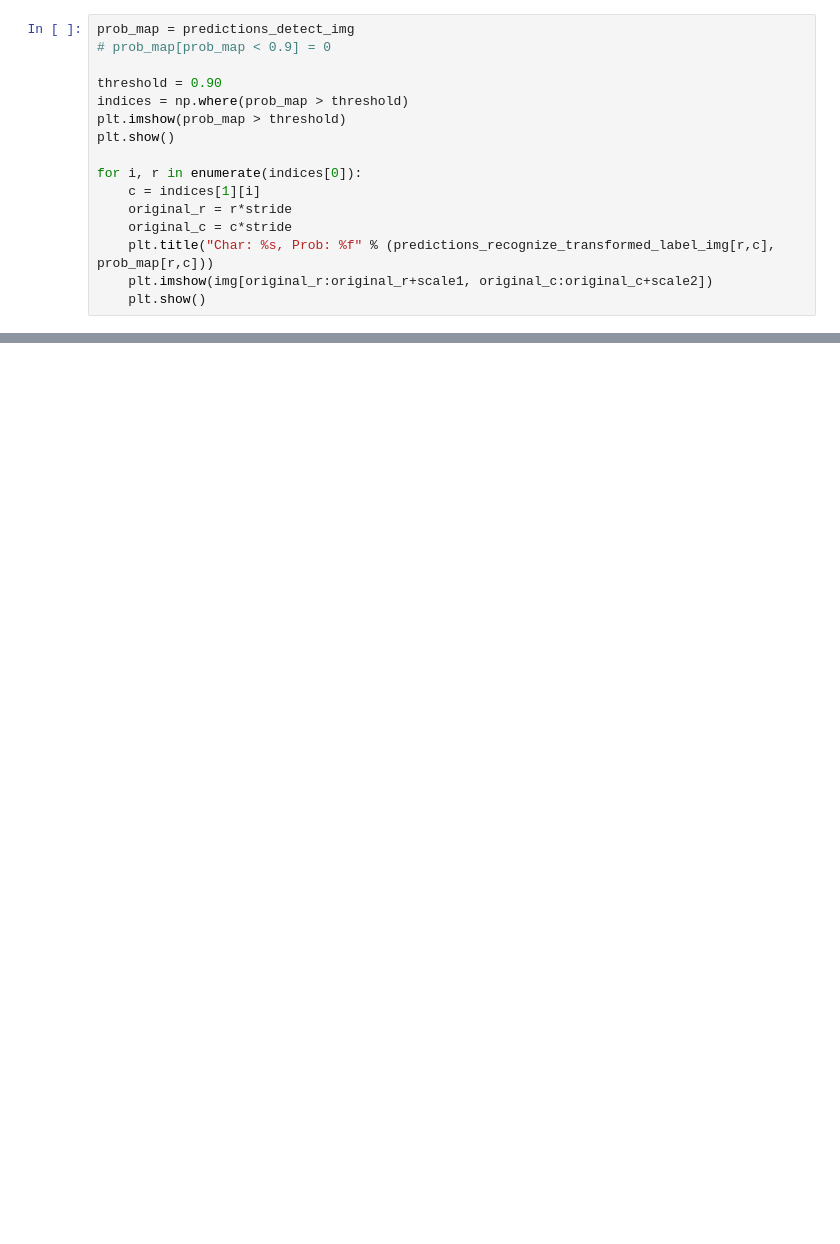
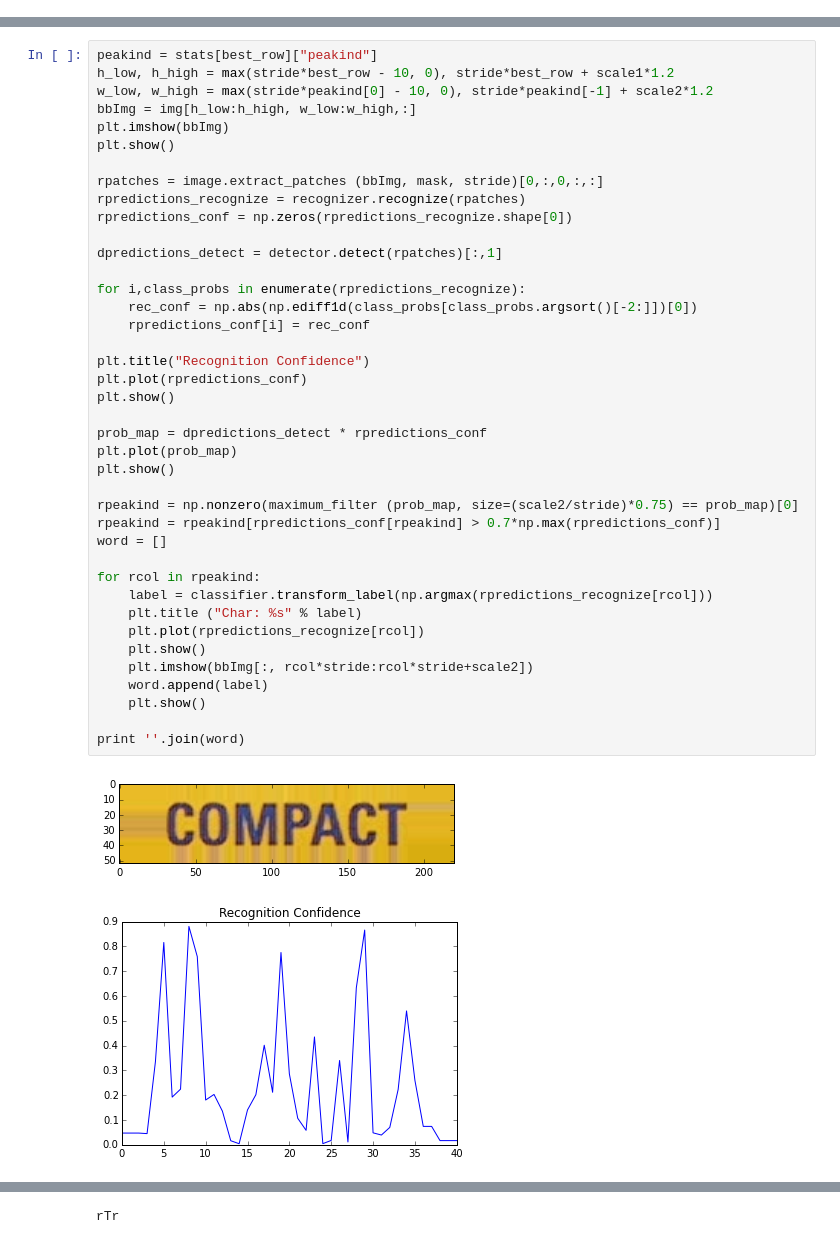
Before and after one commit to vikeshkhanna/cs231n, a Jupyter notebook: classification.ipynb, the cells around one changed output, grey strips where cells are left out. Saved outputs shown, nothing was run; the diff lists cells and outputs as text; blank space fills up the shorter version.

```diff
--- a/classification.ipynb
+++ b/classification.ipynb
@@ -178,16 +162,0 @@ Recognizing patches...
-# %%
-prob_map = predictions_detect_img
-# prob_map[prob_map < 0.9] = 0
-
-threshold = 0.90
-indices = np.where(prob_map > threshold)
-plt.imshow(prob_map > threshold)
-plt.show()
-
-for i, r in enumerate(indices[0]):
-    c = indices[1][i]
-    original_r = r*stride
-    original_c = c*stride
-    plt.title("Char: %s, Prob: %f" % (predictions_recognize_transformed_label_img[r,c], prob_map[r,c]))
-    plt.imshow(img[original_r:original_r+scale1, original_c:original_c+scale2])
-    plt.show()
@@ -260,0 +420,43 @@ Variance of distances from av_peak_distance:  [ 1.33333333  1.66666667  0.333333
+# %%
+peakind = stats[best_row]["peakind"]
+h_low, h_high = max(stride*best_row - 10, 0), stride*best_row + scale1*1.2
+w_low, w_high = max(stride*peakind[0] - 10, 0), stride*peakind[-1] + scale2*1.2
+bbImg = img[h_low:h_high, w_low:w_high,:]
+plt.imshow(bbImg)
+plt.show()
+
+rpatches = image.extract_patches (bbImg, mask, stride)[0,:,0,:,:]
+rpredictions_recognize = recognizer.recognize(rpatches)
+rpredictions_conf = np.zeros(rpredictions_recognize.shape[0])
+
+dpredictions_detect = detector.detect(rpatches)[:,1]
+
+for i,class_probs in enumerate(rpredictions_recognize):
+    rec_conf = np.abs(np.ediff1d(class_probs[class_probs.argsort()[-2:]])[0])
+    rpredictions_conf[i] = rec_conf
+
+plt.title("Recognition Confidence")
+plt.plot(rpredictions_conf)
+plt.show()
+
+prob_map = dpredictions_detect * rpredictions_conf
+plt.plot(prob_map)
+plt.show()
+
+rpeakind = np.nonzero(maximum_filter (prob_map, size=(scale2/stride)*0.75) == prob_map)[0]
+rpeakind = rpeakind[rpredictions_conf[rpeakind] > 0.7*np.max(rpredictions_conf)]
+word = []
+
+for rcol in rpeakind:
+    label = classifier.transform_label(np.argmax(rpredictions_recognize[rcol]))
+    plt.title ("Char: %s" % label)
+    plt.plot(rpredictions_recognize[rcol])
+    plt.show()
+    plt.imshow(bbImg[:, rcol*stride:rcol*stride+scale2])
+    word.append(label)
+    plt.show()
+
+print ''.join(word)
+# %% [output]
+[figure, added]
+[figure, added]
@@ -260,0 +470 @@ Variance of distances from av_peak_distance:  [ 1.33333333  1.66666667  0.333333
+rTr
```
Also changed, not shown: parts of 15 cells of this notebook, 1 other file.
